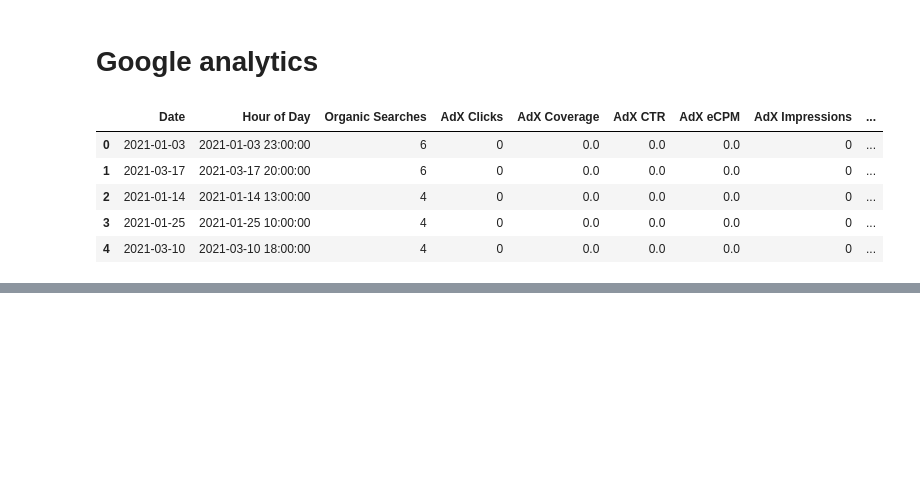
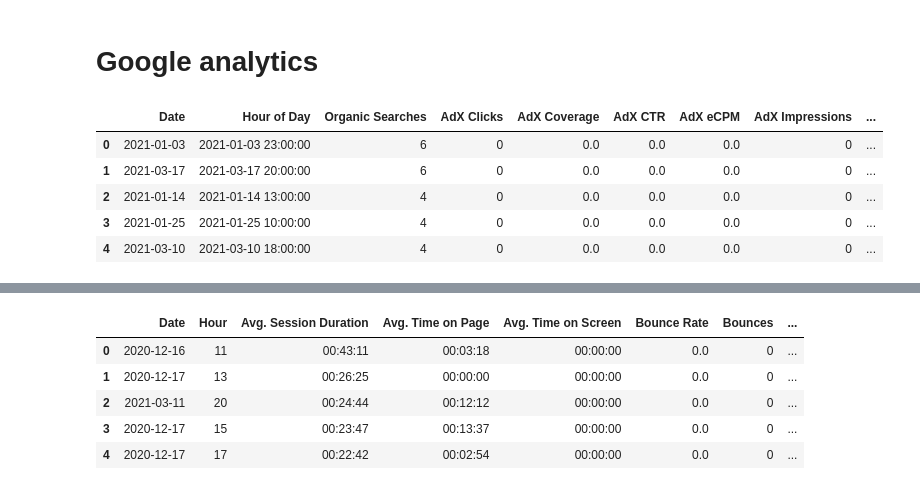
Before and after one commit to Data-Science-in-Business-master/final-project-adventure-haus-and-hwy40-adventure_haus_highway_40, a Jupyter notebook: HW40.ipynb, the cells around one changed output, grey strips where cells are left out. Saved outputs shown, nothing was run; the diff lists cells and outputs as text; code cells hidden in the pictures; blank space fills up the shorter version.

```diff
--- a/HW40.ipynb
+++ b/HW40.ipynb
@@ -260,0 +279,36 @@ users.head()
+# %%
+# Read in users data
+users = pd.read_csv("data/HWY40/Google Analytics/users.csv", header=6)
+
+# Transform data types
+users['Date'] = [dt.datetime.strptime(str(x), '%Y%m%d') for x in users['Date']]
+users['Hour'] = [int(x) for x in users['Hour']]
+users['Avg. Session Duration'] = [dt.time(dt.datetime.strptime(str(x).strip('<'), '%H:%M:%S').hour, dt.datetime.strptime(str(x).strip('<'), '%H:%M:%S').minute, dt.datetime.strptime(str(x).strip('<'), '%H:%M:%S').second) for x in users['Avg. Session Duration']]
+users['Avg. Time on Page'] = [dt.time(dt.datetime.strptime(str(x), '%H:%M:%S').hour, dt.datetime.strptime(str(x), '%H:%M:%S').minute, dt.datetime.strptime(str(x), '%H:%M:%S').second) for x in users['Avg. Time on Page']]
+users['Avg. Time on Screen'] = [dt.time(dt.datetime.strptime(str(x), '%H:%M:%S').hour, dt.datetime.strptime(str(x), '%H:%M:%S').minute, dt.datetime.strptime(str(x), '%H:%M:%S').second) for x in users['Avg. Time on Screen']]
+users['Bounce Rate'] = [float(x.strip('%')) for x in users['Bounce Rate']]
+users['Bounces'] = [int(x) for x in users['Bounces']]
+users['Exits'] = [int(x) for x in users['Exits']]
+users['Hits'] = [int(x) for x in users['Hits']]
+users['New Users'] = [int(x) for x in users['New Users']]
+users['Number of Sessions per User'] = [float(x) for x in users['Number of Sessions per User']]
+users['Pages / Session'] = [float(x) for x in users['Pages / Session']]
+users['Pageviews'] = [int(x) for x in users['Pageviews']]
+users['Results Pageviews / Search'] = [int(x) for x in users['Results Pageviews / Search']]
+users['Screen Views'] = [int(x) for x in users['Screen Views']]
+users['Screens / Session'] = [int(x) for x in users['Screens / Session']]
+users['Session Duration'] = [dt.time(dt.datetime.strptime(str(x).strip('<'), '%H:%M:%S').hour, dt.datetime.strptime(str(x).strip('<'), '%H:%M:%S').minute, dt.datetime.strptime(str(x).strip('<'), '%H:%M:%S').second) for x in users['Session Duration']]
+users['Sessions'] = [int(x) for x in users['Sessions']]
+users['Total Unique Searches'] = [int(x) for x in users['Total Unique Searches']]
+users['Unique Pageviews'] = [int(x) for x in users['Unique Pageviews']]
+users['Unique Screen Views'] = [int(x) for x in users['Unique Screen Views']]
+users['Users'] = [int(x) for x in users['Users']]
+
+users.head()
+# %% [output]
+|  | Date | Hour | Avg. Session Duration | Avg. Time on Page | Avg. Time on Screen | Bounce Rate | Bounces | ... |
+| 0 | 2020-12-16 | 11 | 00:43:11 | 00:03:18 | 00:00:00 | 0.0 | 0 | ... |
+| 1 | 2020-12-17 | 13 | 00:26:25 | 00:00:00 | 00:00:00 | 0.0 | 0 | ... |
+| 2 | 2021-03-11 | 20 | 00:24:44 | 00:12:12 | 00:00:00 | 0.0 | 0 | ... |
+| 3 | 2020-12-17 | 15 | 00:23:47 | 00:13:37 | 00:00:00 | 0.0 | 0 | ... |
+| 4 | 2020-12-17 | 17 | 00:22:42 | 00:02:54 | 00:00:00 | 0.0 | 0 | ... |
```
Also changed, not shown: parts of 8 cells of this notebook.
